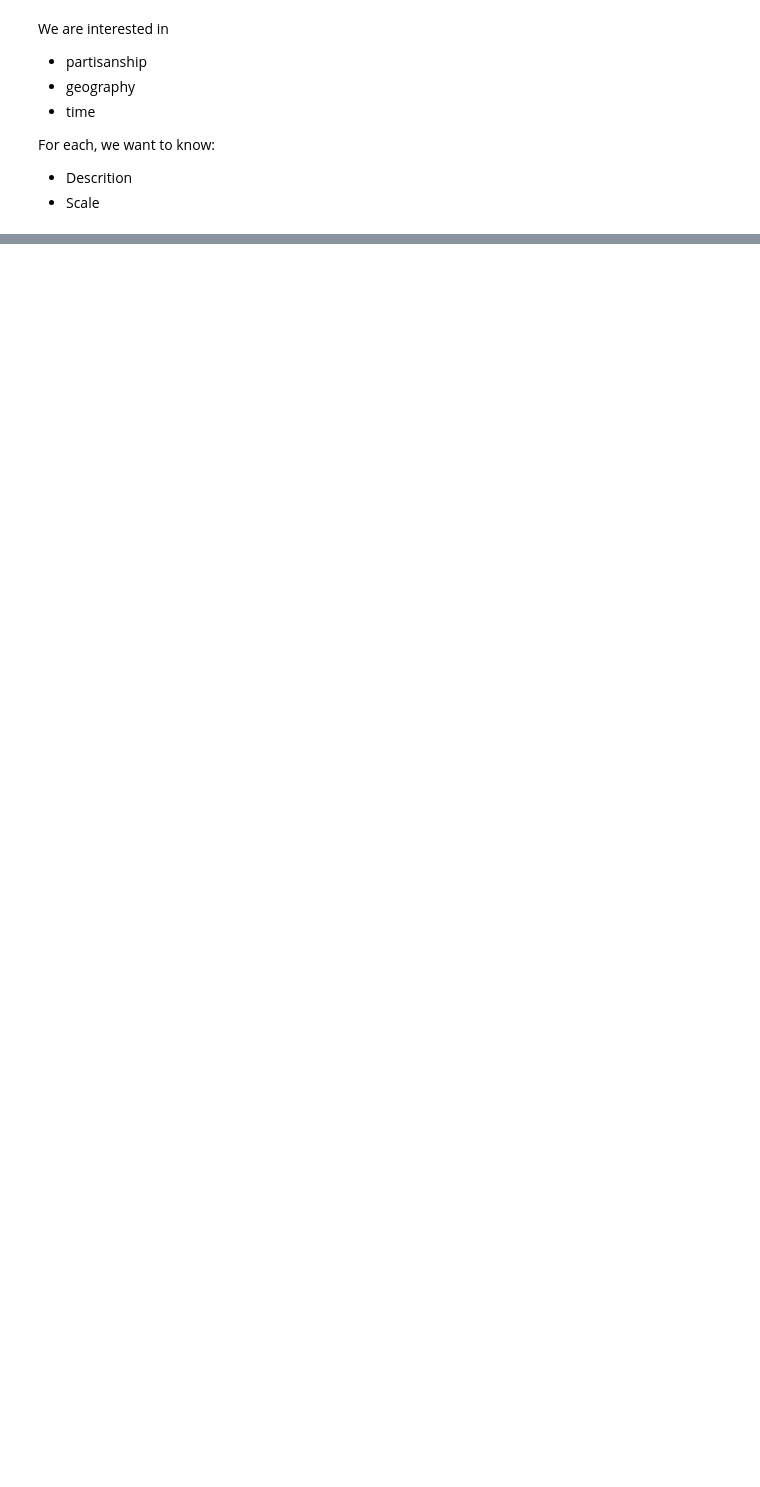
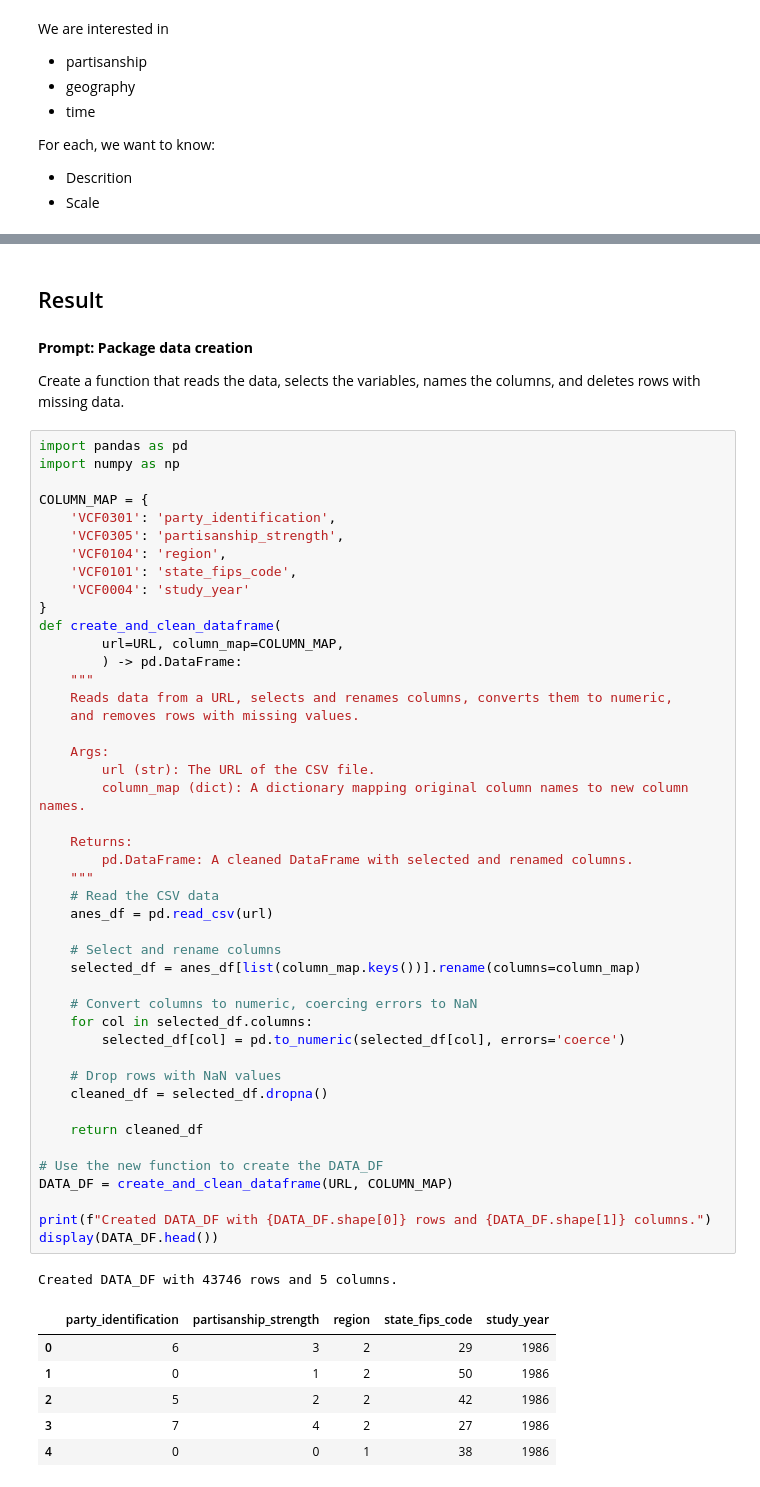
Before and after one commit to joseph-hellerstein/programming_from_zero, a Jupyter notebook: notebooks/programming_from_zero.ipynb, the cells around one changed output, grey strips where cells are left out. Drawn from its saved outputs; the diff is of its cells as text; blank space fills up the shorter version.

```diff
--- a/notebooks/programming_from_zero.ipynb
+++ b/notebooks/programming_from_zero.ipynb
@@ -1039,0 +272,59 @@ https://www.census.gov/programs-surveys/geography/guidance/geo-areas/urban-rural
+# %% [markdown]
+## Result
+# %% [markdown]
+**Prompt: Package data creation**
+
+Create a function that reads the data, selects the variables, names the columns, and deletes rows with missing data.
+# %%
+import pandas as pd
+import numpy as np
+
+COLUMN_MAP = {
+    'VCF0301': 'party_identification',
+    'VCF0305': 'partisanship_strength',
+    'VCF0104': 'region',
+    'VCF0101': 'state_fips_code',
+    'VCF0004': 'study_year'
+}
+def create_and_clean_dataframe(
+        url=URL, column_map=COLUMN_MAP,
+        ) -> pd.DataFrame:
+    """
+    Reads data from a URL, selects and renames columns, converts them to numeric,
+    and removes rows with missing values.
+
+    Args:
+        url (str): The URL of the CSV file.
+        column_map (dict): A dictionary mapping original column names to new column names.
+
+    Returns:
+        pd.DataFrame: A cleaned DataFrame with selected and renamed columns.
+    """
+    # Read the CSV data
+    anes_df = pd.read_csv(url)
+
+    # Select and rename columns
+    selected_df = anes_df[list(column_map.keys())].rename(columns=column_map)
+
+    # Convert columns to numeric, coercing errors to NaN
+    for col in selected_df.columns:
+        selected_df[col] = pd.to_numeric(selected_df[col], errors='coerce')
+
+    # Drop rows with NaN values
+    cleaned_df = selected_df.dropna()
+
+    return cleaned_df
+
+# Use the new function to create the DATA_DF
+DATA_DF = create_and_clean_dataframe(URL, COLUMN_MAP)
+
+print(f"Created DATA_DF with {DATA_DF.shape[0]} rows and {DATA_DF.shape[1]} columns.")
+display(DATA_DF.head())
+# %% [output]
+Created DATA_DF with 43746 rows and 5 columns.
+|  | party_identification | partisanship_strength | region | state_fips_code | study_year |
+| 0 | 6 | 3 | 2 | 29 | 1986 |
+| 1 | 0 | 1 | 2 | 50 | 1986 |
+| 2 | 5 | 2 | 2 | 42 | 1986 |
+| 3 | 7 | 4 | 2 | 27 | 1986 |
+| 4 | 0 | 0 | 1 | 38 | 1986 |
```
Also changed, not shown: parts of 68 cells of this notebook.
